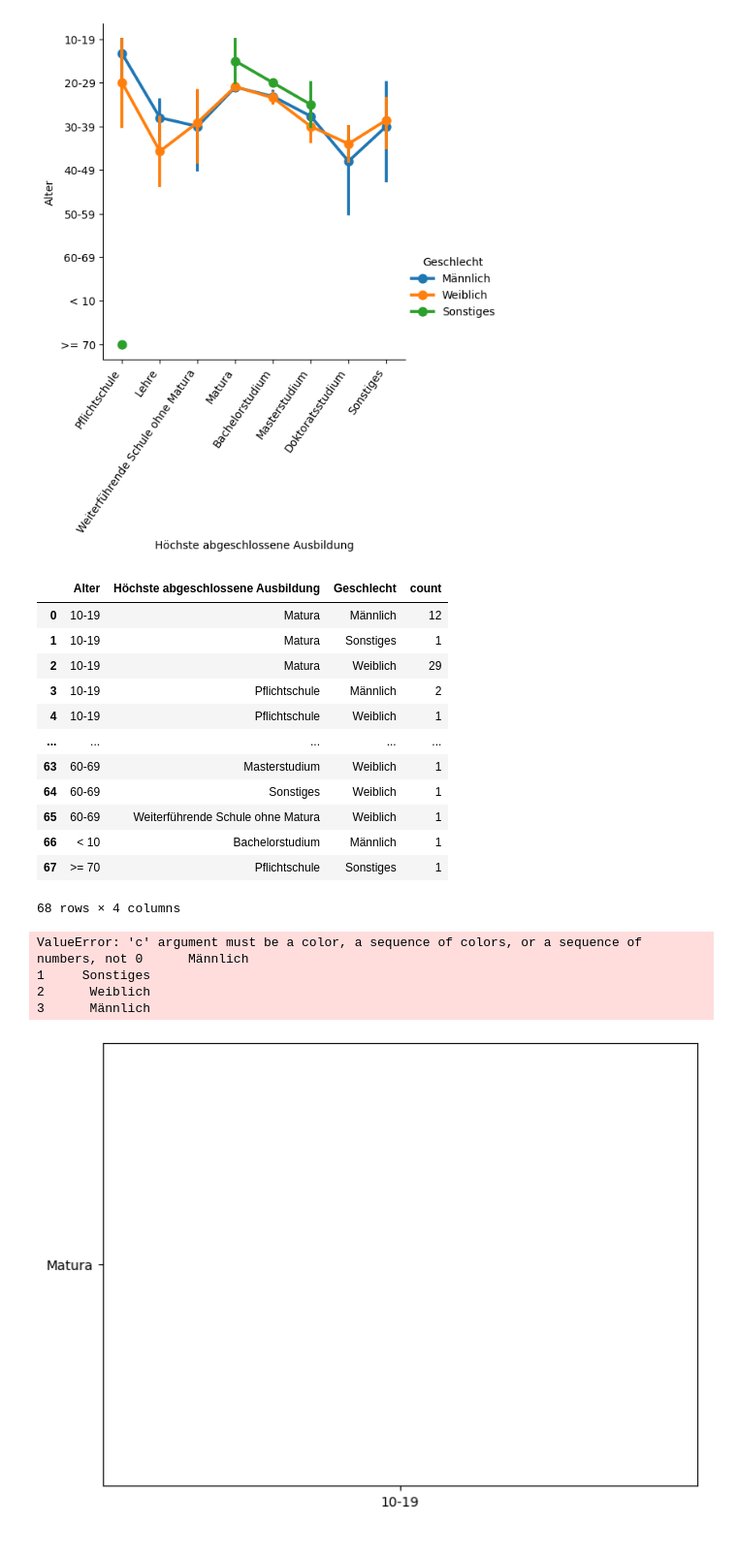
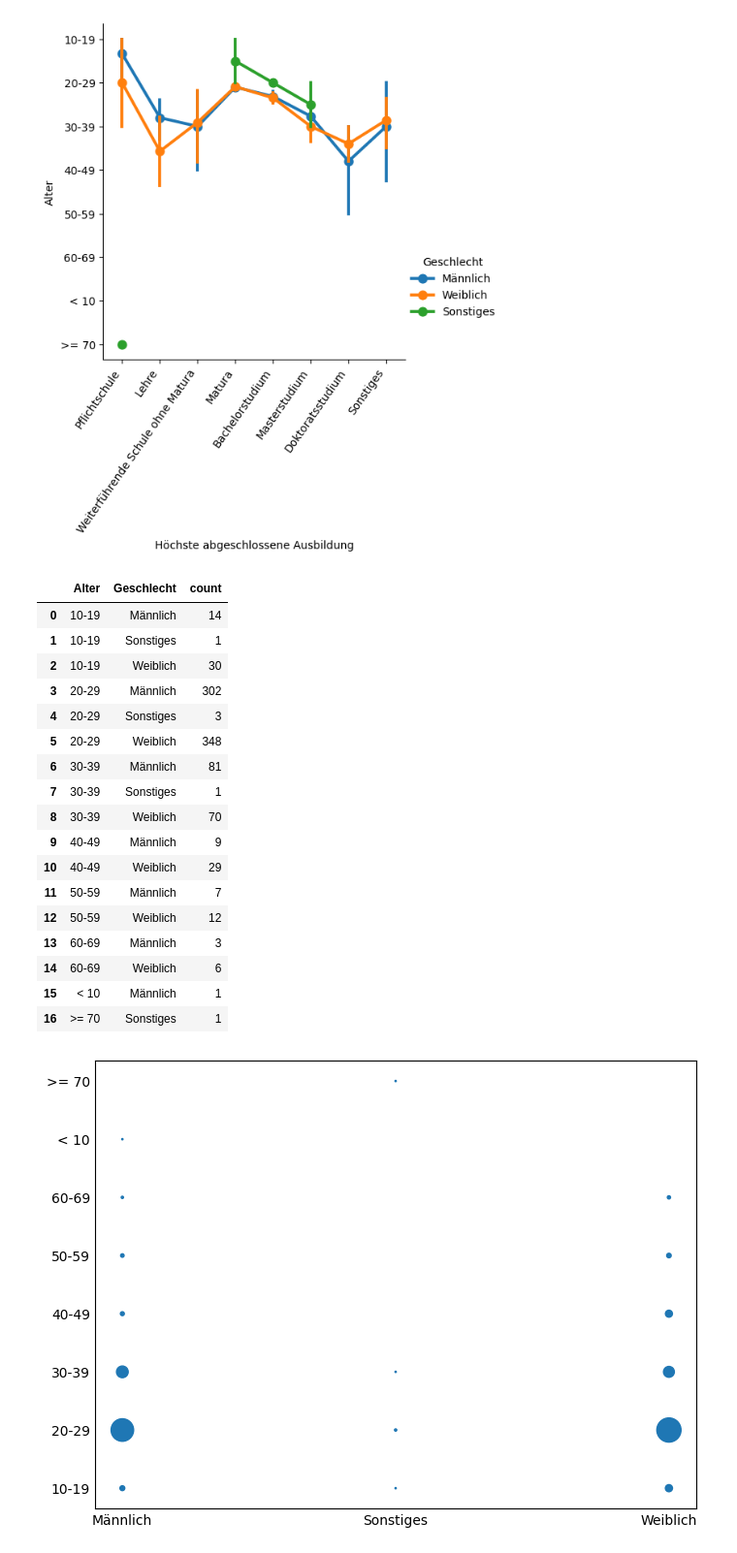
Before and after one commit to s2110458011/BA2024, a Jupyter notebook: src/testing/seaborn.ipynb, the cells around one changed output. Shown at 97% size. Cells and saved outputs as stored; diff of their text form; code cells hidden in the pictures.

Commit message:
plots

```diff
--- a/src/testing/seaborn.ipynb
+++ b/src/testing/seaborn.ipynb
@@ -140,48 +140,55 @@ def compute_counts_of_observation(raw_data: pd.DataFrame, cat1: str, cat2: str)
     df_counts.columns.values[df_counts.columns==0] = 'count'
     return df_counts
 # %%
-df = survey[['Alter', 'Höchste abgeschlossene Ausbildung', 'Geschlecht']]
+df = survey[['Alter', 'Geschlecht']]
 x = 'Alter'
-y = 'Höchste abgeschlossene Ausbildung'
-z = 'Geschlecht'
-df_counts = df.groupby([x, y, z]).size().reset_index()
+y = 'Geschlecht'
+df_counts = df.groupby([x, y]).size().reset_index()
 df_counts.columns.values[df_counts.columns == 0] = 'count'
 
 df_counts
 # %% [output]
-|  | Alter | Höchste abgeschlossene Ausbildung | Geschlecht | count |
-| 0 | 10-19 | Matura | Männlich | 12 |
-| 1 | 10-19 | Matura | Sonstiges | 1 |
-| 2 | 10-19 | Matura | Weiblich | 29 |
-| 3 | 10-19 | Pflichtschule | Männlich | 2 |
-| 4 | 10-19 | Pflichtschule | Weiblich | 1 |
-| ... | ... | ... | ... | ... |
-| 63 | 60-69 | Masterstudium | Weiblich | 1 |
-| 64 | 60-69 | Sonstiges | Weiblich | 1 |
-| 65 | 60-69 | Weiterführende Schule ohne Matura | Weiblich | 1 |
-| 66 | < 10 | Bachelorstudium | Männlich | 1 |
-| 67 | >= 70 | Pflichtschule | Sonstiges | 1 |
+|  | Alter | Geschlecht | count |
+| 0 | 10-19 | Männlich | 14 |
+| 1 | 10-19 | Sonstiges | 1 |
+| 2 | 10-19 | Weiblich | 30 |
+| 3 | 20-29 | Männlich | 302 |
+| 4 | 20-29 | Sonstiges | 3 |
+| 5 | 20-29 | Weiblich | 348 |
+| 6 | 30-39 | Männlich | 81 |
+| 7 | 30-39 | Sonstiges | 1 |
+| 8 | 30-39 | Weiblich | 70 |
+| 9 | 40-49 | Männlich | 9 |
+| 10 | 40-49 | Weiblich | 29 |
+| 11 | 50-59 | Männlich | 7 |
+| 12 | 50-59 | Weiblich | 12 |
+| 13 | 60-69 | Männlich | 3 |
+| 14 | 60-69 | Weiblich | 6 |
+| 15 | < 10 | Männlich | 1 |
+| 16 | >= 70 | Sonstiges | 1 |
-68 rows × 4 columns
 # %%
 # Compute a size variable for the markers so that they have a good size regardless
 # of the total count and the number of unique values in each categorical variable
 scale = 50*df_counts['count'].size
 size = df_counts['count']/df_counts['count'].sum()*scale
+col_n = len(df[x].unique())
 
 # Create matplotlib scatter plot with additional formatting
 fig, ax = plt.subplots(figsize=(8,6))
-scatter = ax.scatter(x, y, size, c=z, data=df_counts, zorder=2, cmap='spectral') #, color='#2A788E'
+scatter = ax.scatter(y, x, size, data=df_counts, zorder=2) #, color='#2A788E'
 #handles, labels = scatter.legend_elements(prop="sizes", alpha=0.6)
+for i, row in df_counts.iterrows():
+    ax.annotate(row[x],
+                    (row[x], row[y]),
+                    textcoords="offset points",
+                    xytext=(5,5),
+                    ha='center')
 kw = dict(prop="sizes", color=scatter.cmap(0.4), fmt="{x}",
           func=lambda s: s/50)
-legend2 = ax.legend(*scatter.legend_elements(**kw), bbox_to_anchor=(1.17, 1.0), loc="best", title="Sizes", labelspacing=2)
+#legend2 = ax.legend(*scatter.legend_elements(**kw), bbox_to_anchor=(0.5, -0.27), loc="lower center", title="Sizes", labelspacing=2, ncols=col_n)
 #ax.grid(color='grey', linestyle='--', alpha=0.4, zorder=1)
 ax.tick_params(length=0)
 #ax.set_frame_on(False)
 #ax.margins(.1)
 # %% [output]
-ValueError: 'c' argument must be a color, a sequence of colors, or a sequence of numbers, not 0      Männlich
-1     Sonstiges
-2      Weiblich
-3      Männlich
-[figure, old version]
+[figure, new version]
```
Also changed, not shown: parts of 1 cell of this notebook, 5 other files.
